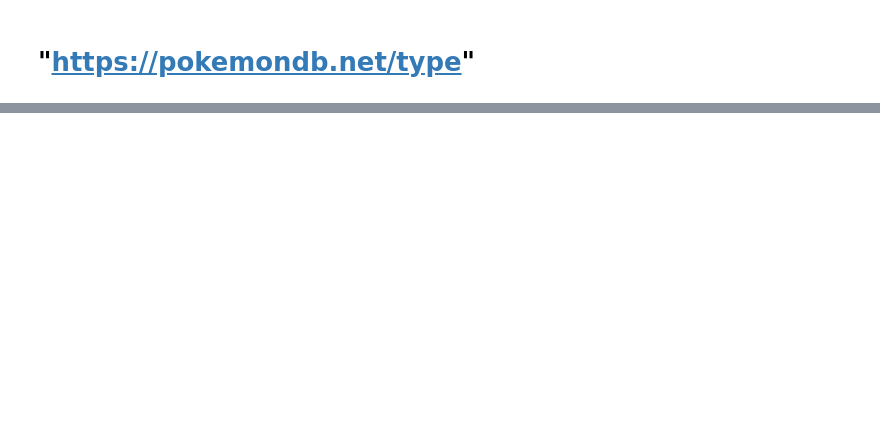
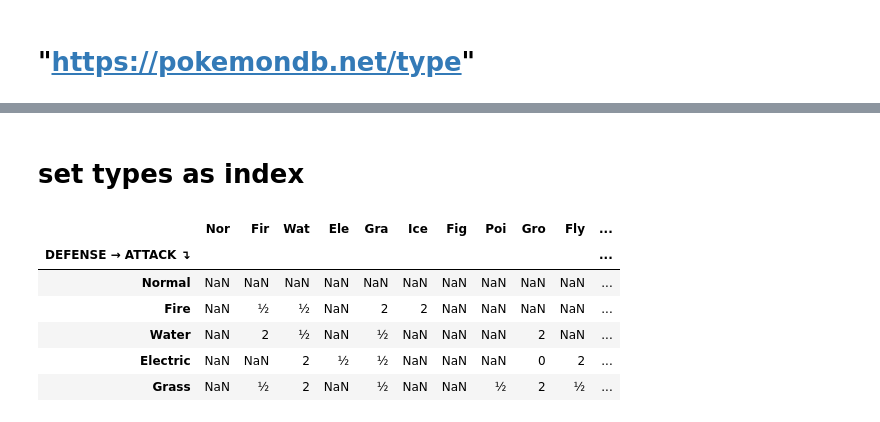
Before and after one commit to spaceturtle37/pokemon-stats, a Jupyter notebook: Input_data/Read_single_type_chart.ipynb, the cells around one changed output, grey strips where cells are left out. Cells and saved outputs as stored; diff of their text form; code cells hidden in the pictures; blank space fills up the shorter version.

```diff
--- a/Input_data/Read_single_type_chart.ipynb
+++ b/Input_data/Read_single_type_chart.ipynb
@@ -16,11 +23,13 @@ ImportError: Missing optional dependency 'lxml'.  Use pip or conda to install lx
+# %% [markdown]
+# set types as index
 # %%
-# fix the shape and row/column labels
-# name = df.index.name
-name = df.columns.to_list()[0]
-print(name)
-types = df[name].to_list()
-print(types)
-df.set_index(name, inplace=True)
-df.columns = types
-print(df.shape)
+df.set_index(df.columns[0], inplace=True)
 df.head()
+# %% [output]
+|  | Nor | Fir | Wat | Ele | Gra | Ice | Fig | Poi | Gro | Fly | ... |
+| DEFENSE → ATTACK ↴ |  |  |  |  |  |  |  |  |  |  | ... |
+| Normal | NaN | NaN | NaN | NaN | NaN | NaN | NaN | NaN | NaN | NaN | ... |
+| Fire | NaN | ½ | ½ | NaN | 2 | 2 | NaN | NaN | NaN | NaN | ... |
+| Water | NaN | 2 | ½ | NaN | ½ | NaN | NaN | NaN | 2 | NaN | ... |
+| Electric | NaN | NaN | 2 | ½ | ½ | NaN | NaN | NaN | 0 | 2 | ... |
+| Grass | NaN | ½ | 2 | NaN | ½ | NaN | NaN | ½ | 2 | ½ | ... |
```
Also changed, not shown: parts of 14 cells of this notebook, 36 other files.
